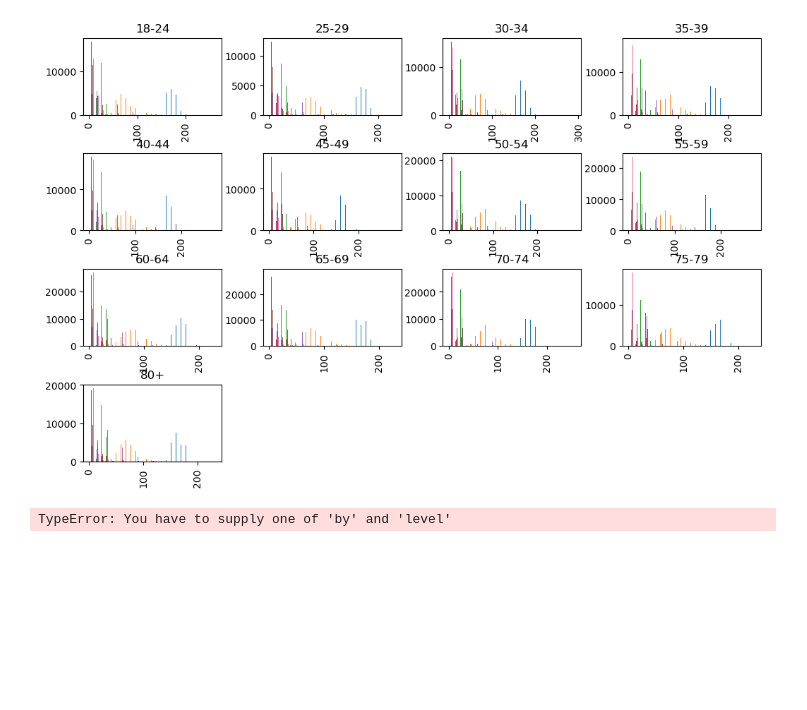
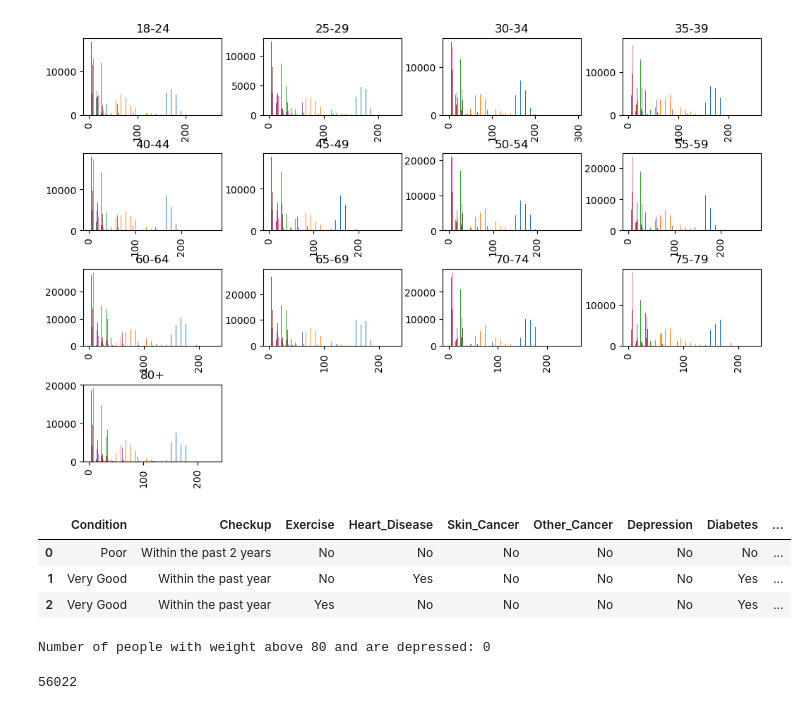
Before and after one commit to anujleo/Data_Analysis, a Jupyter notebook: Health_Data.ipynb, the cells around one changed output. Cells and saved outputs as stored; diff of their text form; code cells hidden in the pictures; blank space fills up the shorter version.

```diff
--- a/Health_Data.ipynb
+++ b/Health_Data.ipynb
@@ -118,6 +118,28 @@ array([[<Axes: title={'center': '18-24'}>,
       dtype=object)
 [figure]
 # %%
-df.groupby('Excercise')
+df.groupby("Exercise", group_keys=False).apply(lambda x: x).head(3)
 # %% [output]
-TypeError: You have to supply one of 'by' and 'level'
+|  | Condition | Checkup | Exercise | Heart_Disease | Skin_Cancer | Other_Cancer | Depression | Diabetes | ... |
+| 0 | Poor | Within the past 2 years | No | No | No | No | No | No | ... |
+| 1 | Very Good | Within the past year | No | Yes | No | No | No | Yes | ... |
+| 2 | Very Good | Within the past year | Yes | No | No | No | No | Yes | ... |
+# %%
+
+
+# Filter the DataFrame for weight above 80 and depressed individuals
+filtered_df = df[(df['Weight'] > 80) & (df['Depression'] == True)]
+
+# Count the number of people who meet the criteria
+count = len(filtered_df)
+
+# Print the count
+print("Number of people with weight above 80 and are depressed:", count)
+# %% [output]
+Number of people with weight above 80 and are depressed: 0
+# %%
+ff = pd.DataFrame(df['Weight'])
+kk = ff[(ff['Weight']> 100)]
+print(len(kk))
+# %% [output]
+56022
```
